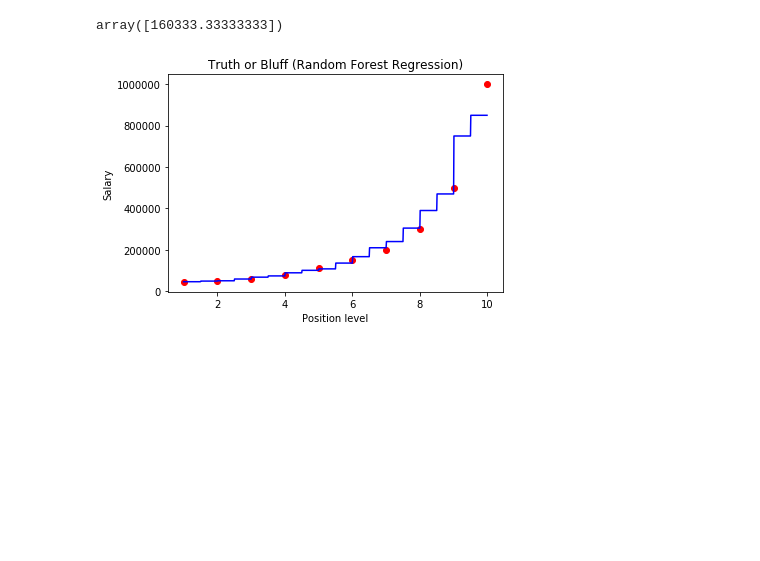
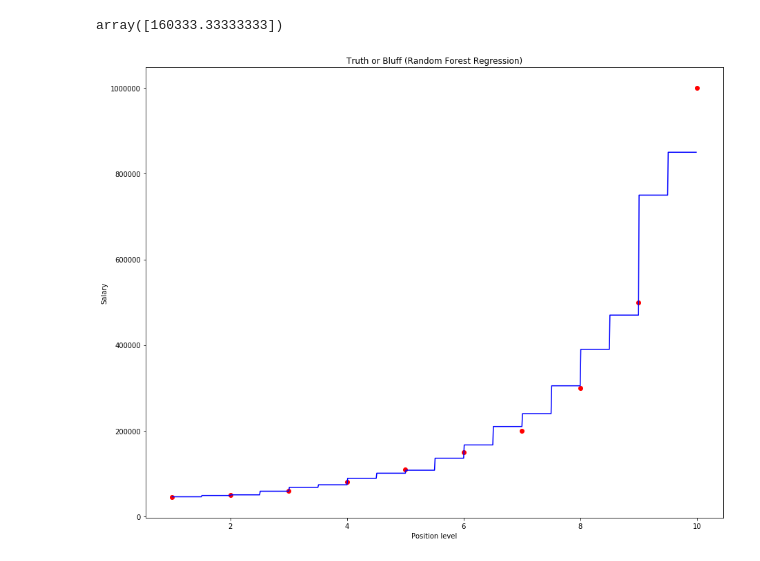
Before and after one commit to krsamir/Machine-Learning, a Jupyter notebook: 02. Regression/06. Random Forest/Random Forest.ipynb, the cells around one changed output. Cells and saved outputs as stored; diff of their text form; code cells hidden in the pictures; blank space fills up the shorter version.

```diff
--- a/02. Regression/06. Random Forest/Random Forest.ipynb
+++ b/02. Regression/06. Random Forest/Random Forest.ipynb
@@ -72,13 +73,14 @@ y_pred1
 array([160333.33333333])
 # %%
 # Visualising the Regression results (for higher resolution and smoother curve)
+plt.figure(figsize=(15, 12))
 X_grid1 = np.arange(min(X), max(X), 0.01)
 X_grid1 = X_grid1.reshape((len(X_grid1), 1))
 plt.scatter(X, y, color = 'red')
 plt.plot(X_grid1, regressor.predict(X_grid1), color = 'blue')
 plt.title('Truth or Bluff (Random Forest Regression)')
 plt.xlabel('Position level')
 plt.ylabel('Salary')
 plt.show()
 # %% [output]
-[figure, old version]
+[figure, new version]
```
Also changed, not shown: parts of 1 cell of this notebook.
